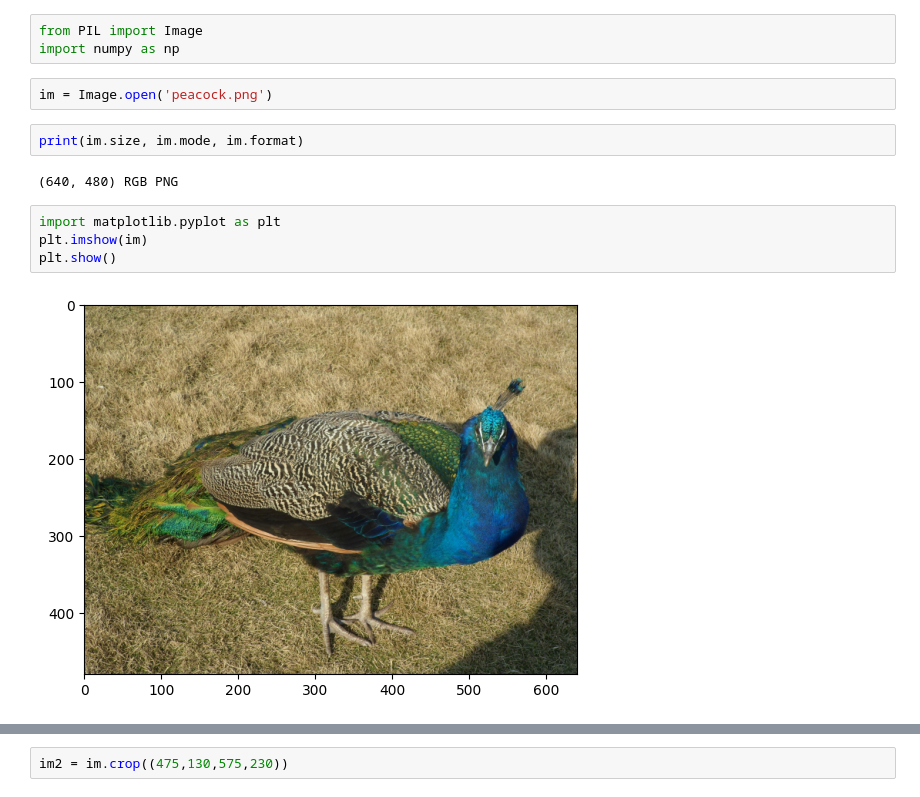
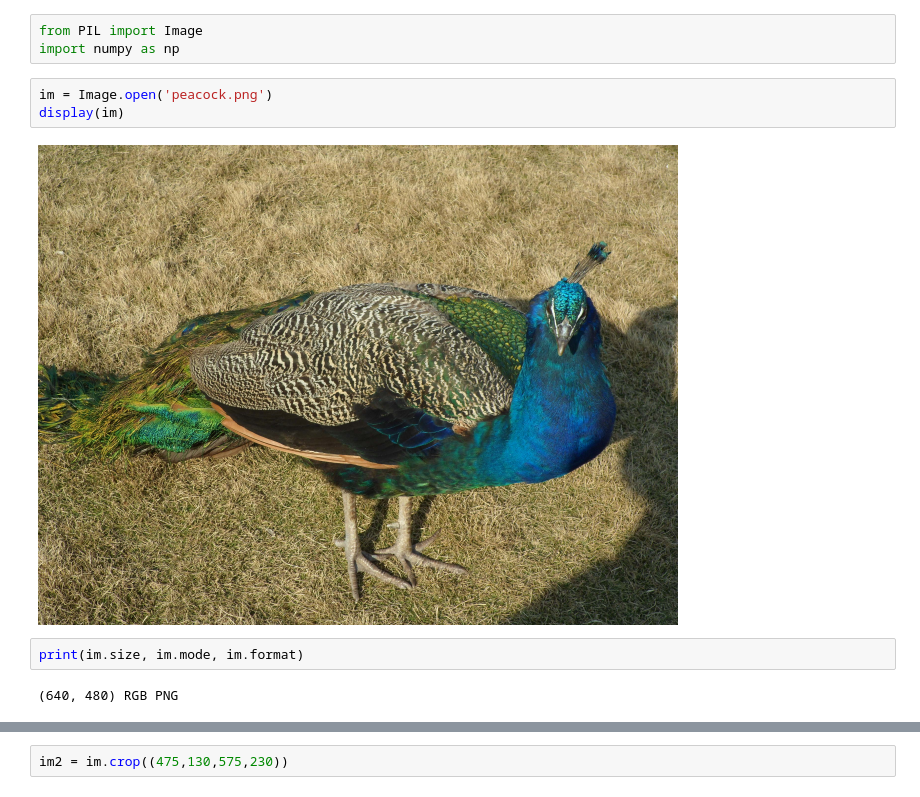
Before and after one commit to Vihangip/CPSC-425, a Jupyter notebook: Assignment_0.ipynb, the cells around one changed output, grey strips where cells are left out. Saved outputs shown, nothing was run; the diff lists cells and outputs as text.

```diff
--- a/Assignment_0.ipynb
+++ b/Assignment_0.ipynb
@@ -5,15 +5,12 @@ from PIL import Image
 import numpy as np
 # %%
 im = Image.open('peacock.png')
+display(im)
+# %% [output]
+[figure, added]
 # %%
 print(im.size, im.mode, im.format)
 # %% [output]
 (640, 480) RGB PNG
-# %%
-import matplotlib.pyplot as plt
-plt.imshow(im)
-plt.show()
-# %% [output]
-[figure, removed]
 # %%
 im = im.convert('L')
```
Also changed, not shown: parts of 7 cells of this notebook.
